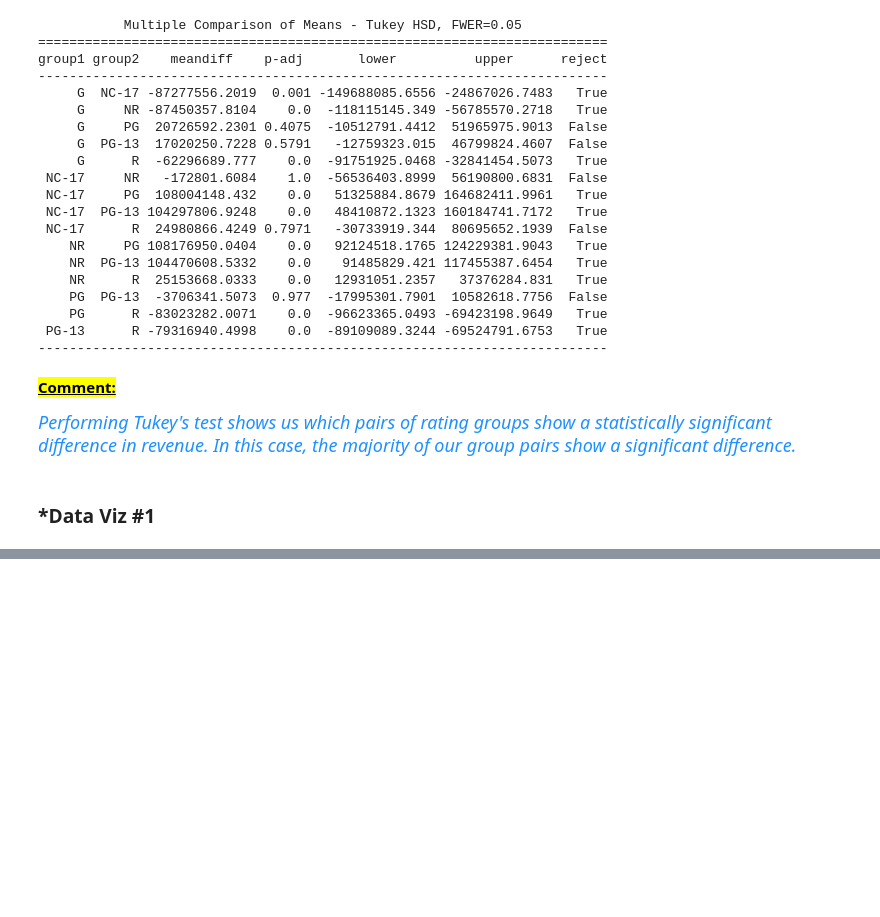
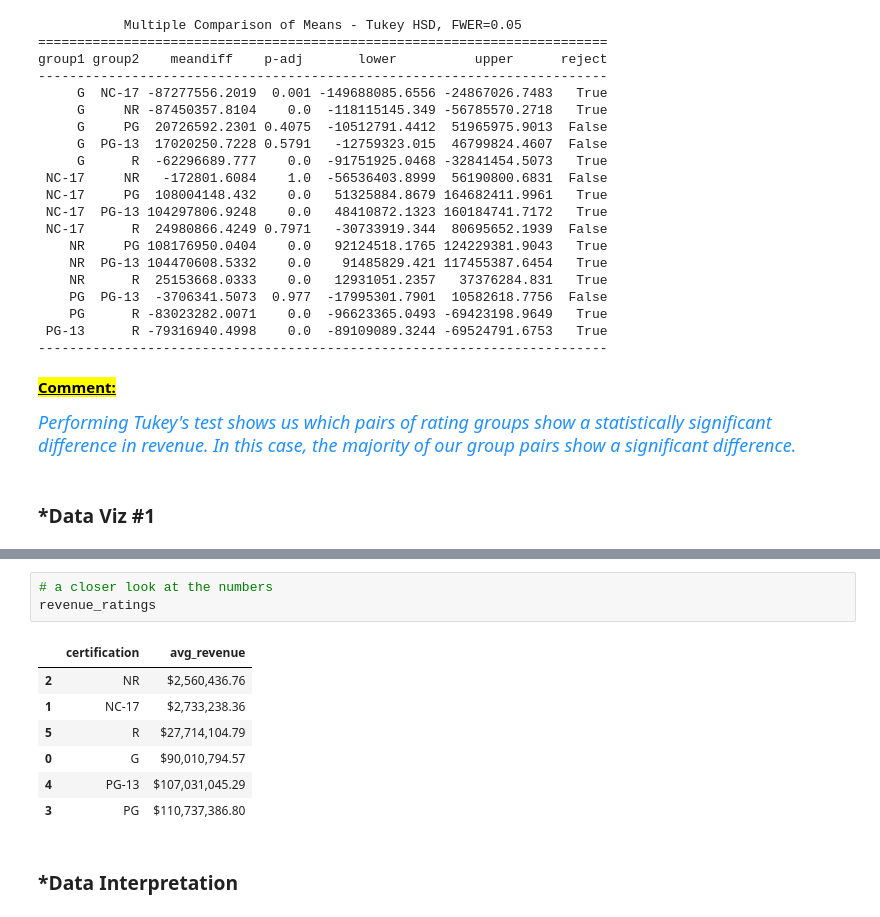
Before and after one commit to CRPeace/Movie_Data_API_Stats_Analysis, a Jupyter notebook: C.Peace_Project_3_Part_4.ipynb, the cells around one changed output, grey strips where cells are left out. Drawn from its saved outputs; the diff is of its cells as text; blank space fills up the shorter version.

```diff
--- a/C.Peace_Project_3_Part_4.ipynb
+++ b/C.Peace_Project_3_Part_4.ipynb
@@ -513,0 +535,13 @@ Text(0, 0.5, 'Avg Revenue')
+# %%
+# a closer look at the numbers
+revenue_ratings
+# %% [output]
+|  | certification | avg_revenue |
+| 2 | NR | $2,560,436.76 |
+| 1 | NC-17 | $2,733,238.36 |
+| 5 | R | $27,714,104.79 |
+| 0 | G | $90,010,794.57 |
+| 4 | PG-13 | $107,031,045.29 |
+| 3 | PG | $110,737,386.80 |
+# %% [markdown]
+### ***Data Interpretation**
```
Also changed, not shown: parts of 7 cells of this notebook.
